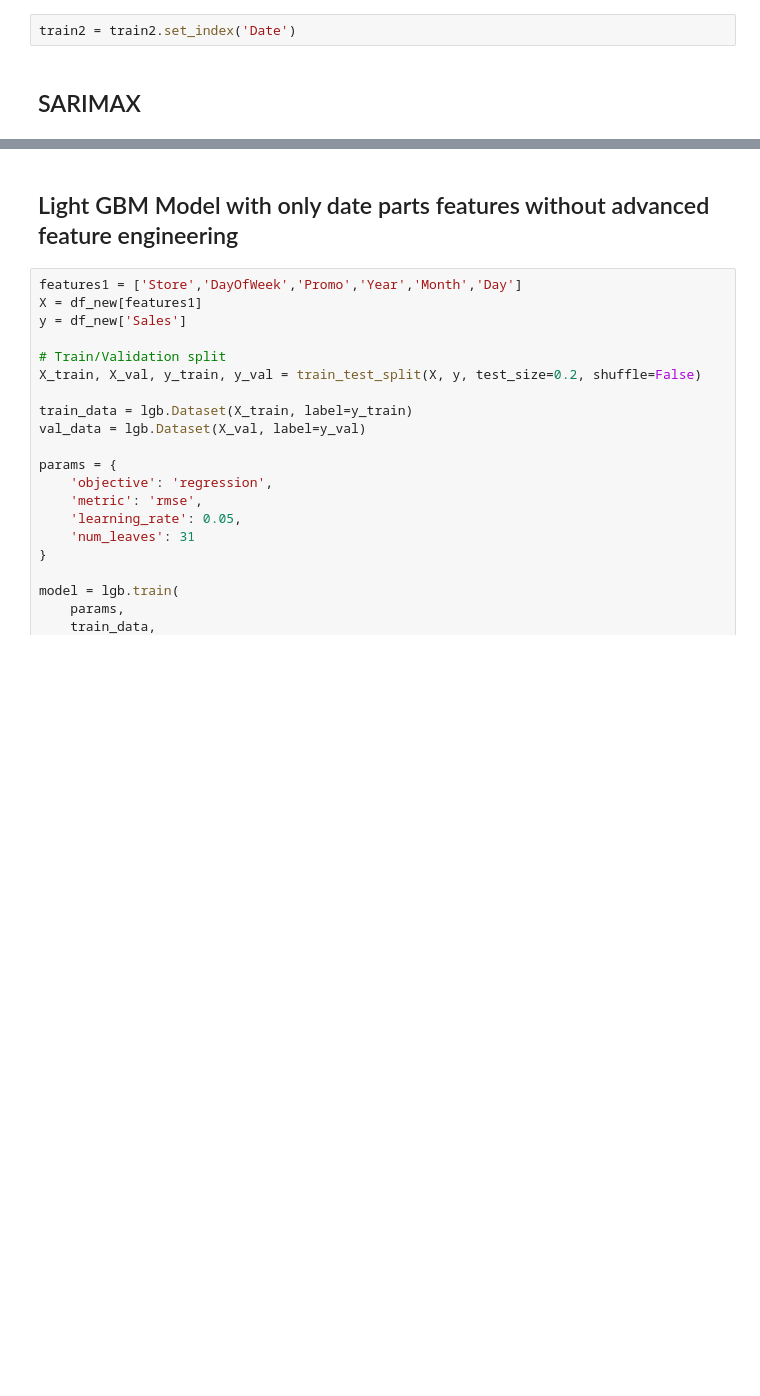
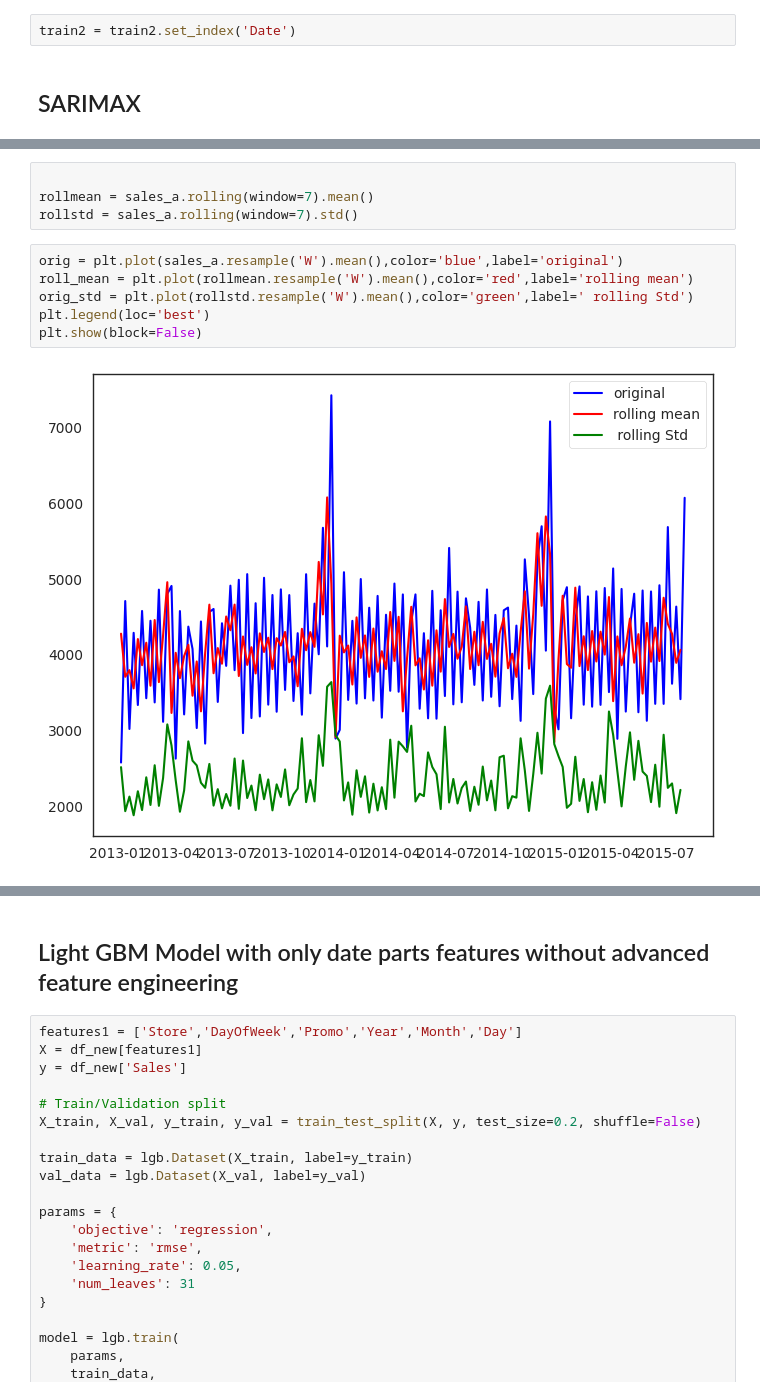
Before and after one commit to harendradadhich/notebooks, a Jupyter notebook: Retail_Sales_Prediction_Capstone_Project.ipynb, the cells around one changed output, grey strips where cells are left out. Drawn from its saved outputs; the diff is of its cells as text; blank space fills up the shorter version.

```diff
--- a/Retail_Sales_Prediction_Capstone_Project.ipynb
+++ b/Retail_Sales_Prediction_Capstone_Project.ipynb
@@ -947,0 +994,12 @@ train2 = train2.set_index('Date')
+# %%
+
+rollmean = sales_a.rolling(window=7).mean()
+rollstd = sales_a.rolling(window=7).std()
+# %%
+orig = plt.plot(sales_a.resample('W').mean(),color='blue',label='original')
+roll_mean = plt.plot(rollmean.resample('W').mean(),color='red',label='rolling mean')
+orig_std = plt.plot(rollstd.resample('W').mean(),color='green',label=' rolling Std')
+plt.legend(loc='best')
+plt.show(block=False)
+# %% [output]
+[figure, added]
```
Also changed, not shown: parts of 24 cells of this notebook.
